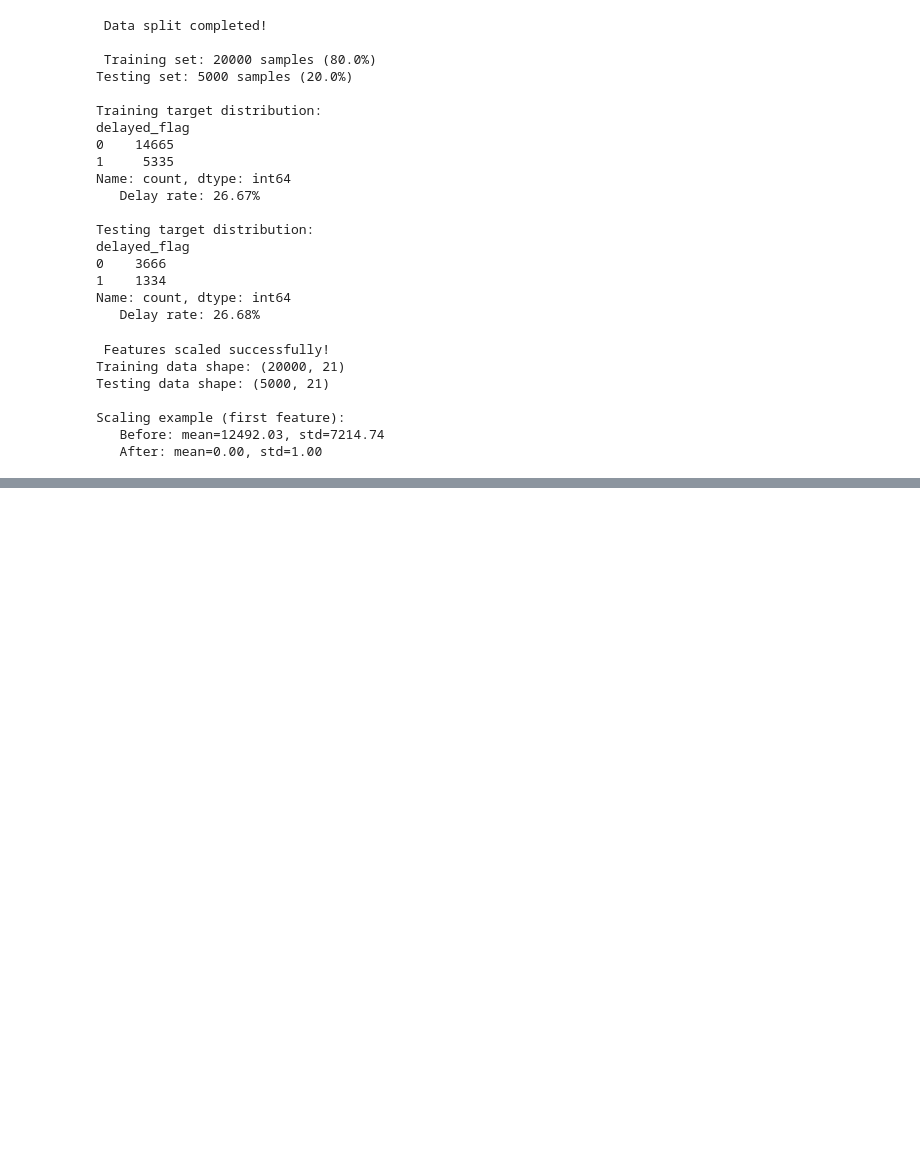
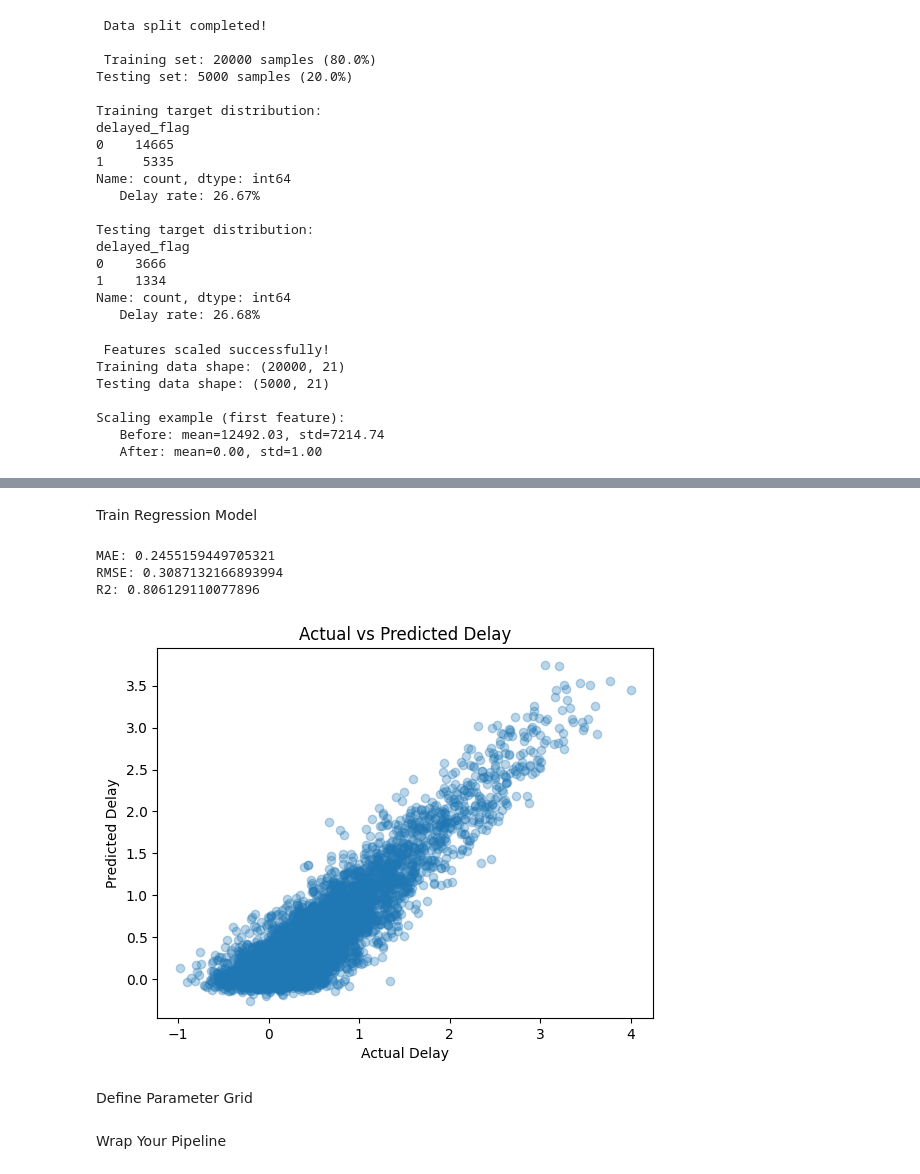
Before and after one commit to Ronal-Thomas/ETA-Delay-Prediction-Logistics, a Jupyter notebook: ETA_Delay_Prediction (1).ipynb, the cells around one changed output, grey strips where cells are left out. Saved outputs shown, nothing was run; the diff lists cells and outputs as text; code cells hidden in the pictures; blank space fills up the shorter version.

Commit message:
Add files via upload
model comparison, xgboost

```diff
--- a/ETA_Delay_Prediction (1).ipynb
+++ b/ETA_Delay_Prediction (1).ipynb
@@ -766,0 +845,2 @@ Scaling example (first feature):
+# %%
+X_encoded = pd.get_dummies(X, drop_first=True)
@@ -766,0 +871,37 @@ Scaling example (first feature):
+# %%
+from sklearn.model_selection import train_test_split
+
+X_train, X_test, y_train, y_test = train_test_split(
+    X_encoded, y,
+    test_size=0.2,
+    random_state=42
+)
+# %% [markdown]
+Train Regression Model
+# %%
+from sklearn.ensemble import RandomForestRegressor
+from sklearn.metrics import mean_absolute_error, mean_squared_error, r2_score
+import numpy as np
+
+reg_model = RandomForestRegressor(random_state=42)
+reg_model.fit(X_train, y_train)
+
+y_pred = reg_model.predict(X_test)
+
+print("MAE:", mean_absolute_error(y_test, y_pred))
+print("RMSE:", np.sqrt(mean_squared_error(y_test, y_pred)))
+print("R2:", r2_score(y_test, y_pred))
+# %% [output]
+MAE: 0.2455159449705321
+RMSE: 0.3087132166893994
+R2: 0.806129110077896
+# %%
+import matplotlib.pyplot as plt
+
+plt.scatter(y_test, y_pred, alpha=0.3)
+plt.xlabel("Actual Delay")
+plt.ylabel("Predicted Delay")
+plt.title("Actual vs Predicted Delay")
+plt.show()
+# %% [output]
+[figure, added]
@@ -766,0 +911,2 @@ Scaling example (first feature):
+# %% [markdown]
+Define Parameter Grid
@@ -766,0 +920,2 @@ Scaling example (first feature):
+# %% [markdown]
+Wrap Your Pipeline
```
Also changed, not shown: parts of 46 cells of this notebook.
